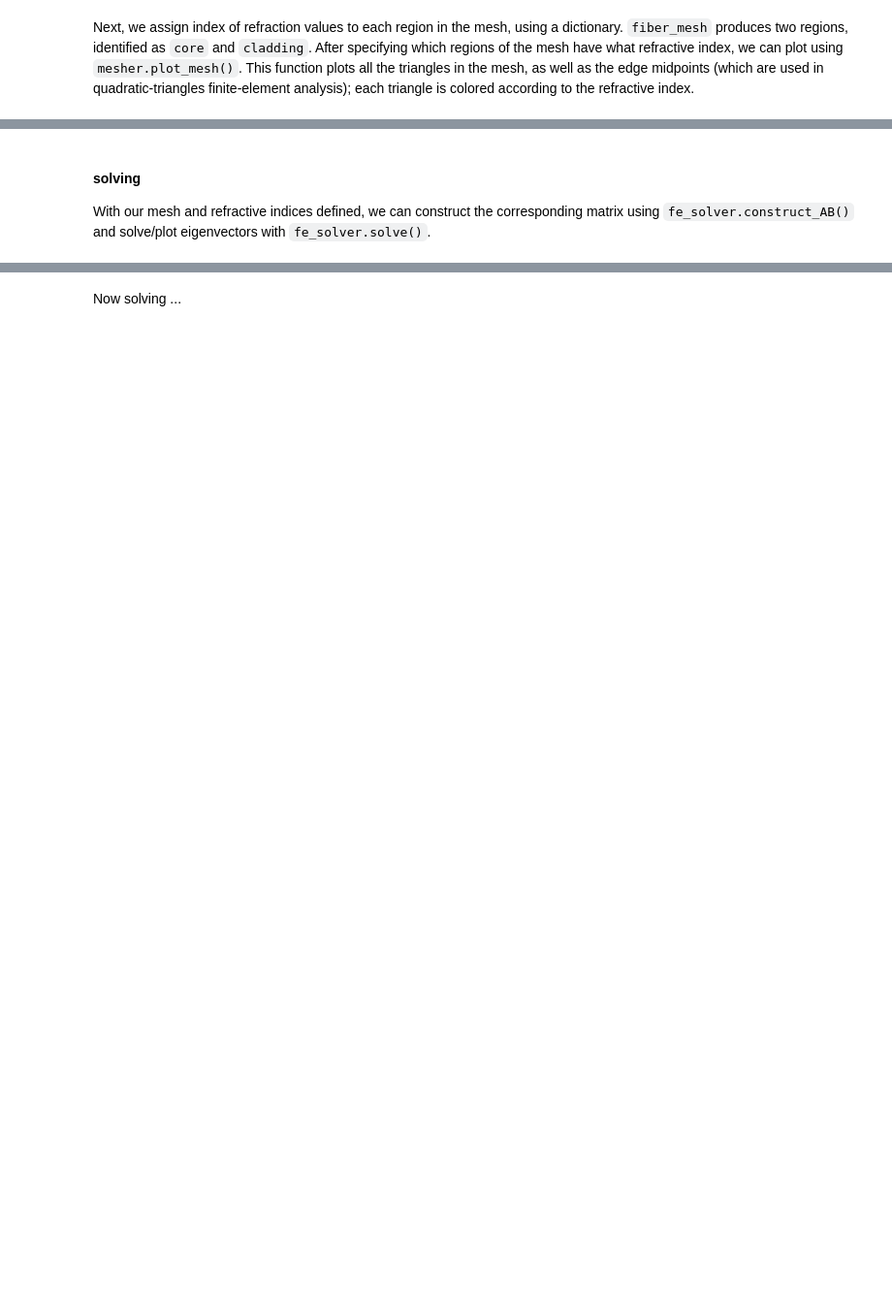
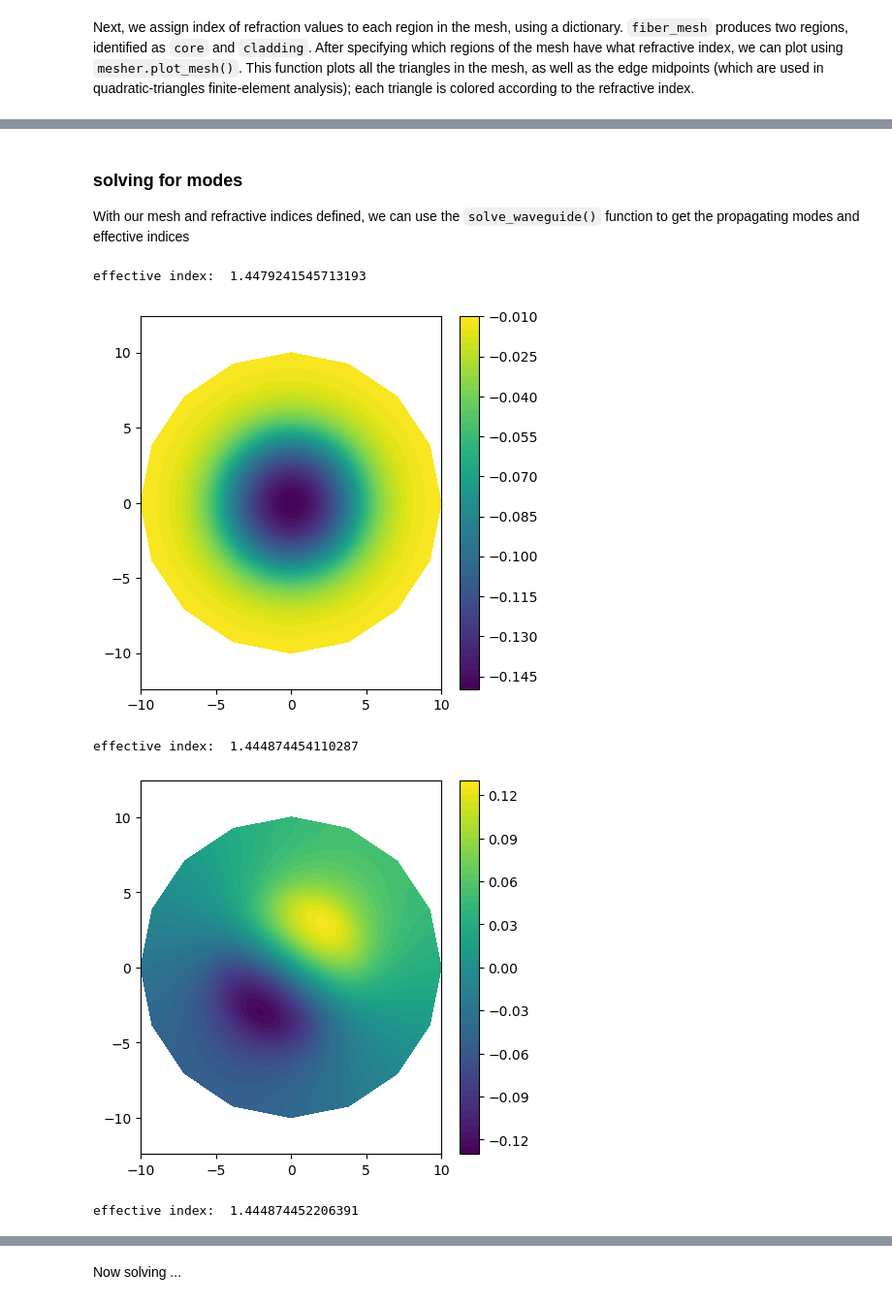
Before and after one commit to SAIL-Labs/wavesolve, a Jupyter notebook: getting-started.ipynb, the cells around one changed output, grey strips where cells are left out. Shown at 97% size. Cells and saved outputs as stored; diff of their text form; code cells hidden in the pictures; blank space fills up the shorter version.

```diff
--- a/getting-started.ipynb
+++ b/getting-started.ipynb
@@ -63,3 +62,13 @@ with pygmsh.occ.Geometry() as geom:
 # %% [markdown]
-#### solving
-With our mesh and refractive indices defined, we can construct the corresponding matrix using `fe_solver.construct_AB()` and solve/plot eigenvectors with `fe_solver.solve()`.
+### **solving for modes**
+With our mesh and refractive indices defined, we can use the `solve_waveguide()` function to get the propagating modes and effective indices
+# %%
+from wavesolve.fe_solver import solve_waveguide
+
+w,v,n = solve_waveguide(fib,wavelength,IOR_dict,plot=True)
+# %% [output]
+effective index:  1.4479241545713193
+[figure, added]
+effective index:  1.444874454110287
+[figure, added]
+effective index:  1.444874452206391
```
Also changed, not shown: parts of 18 cells of this notebook, 1 other file.
